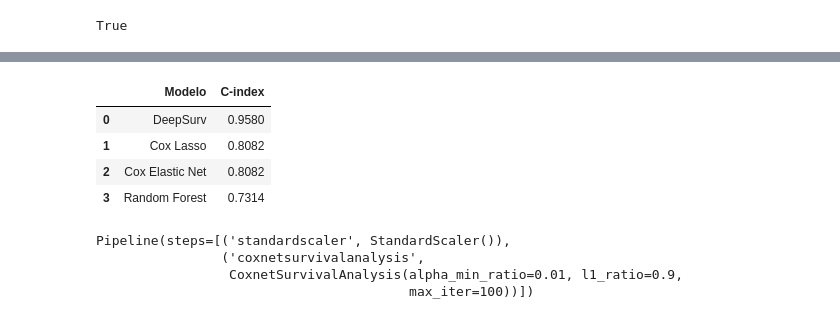
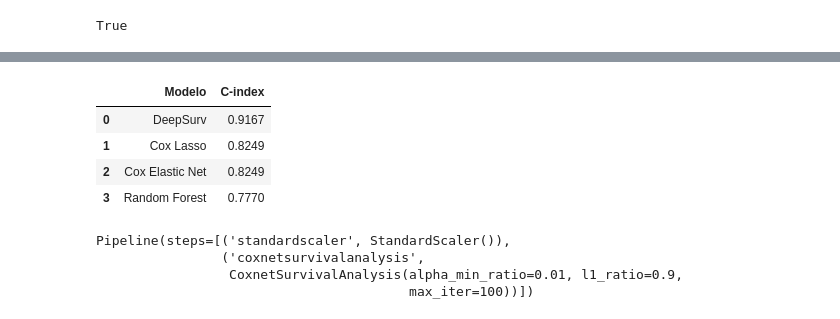
Before and after one commit to Fasmanuel2002/UPSA_Thesis_Research, a Jupyter notebook: research/notebooks/limma.ipynb, the cells around one changed output, grey strips where cells are left out. Cells and saved outputs as stored; diff of their text form; code cells hidden in the pictures.

```diff
--- a/research/notebooks/limma.ipynb
+++ b/research/notebooks/limma.ipynb
@@ -132,8 +122,9 @@ zero_reduced_df = zero_reduced_df.dropna(subset=["time_60"]).copy()
 # %%
 # 1. Cambiar a 1000 genes de Limma
+set_seed()
 N_GENES = 1000
 top_genes_limma = results_df.sort_values("pvalue").index[:N_GENES]
-X_candidates = zero_reduced_df[top_genes_limma].apply(pd.to_numeric, errors='coerce')
+X_candidates = comparation_df[top_genes_limma].apply(pd.to_numeric, errors='coerce')
 
 # 2. Cox univariante gen por gen
 from lifelines import CoxPHFitter
@@ -144,8 +135,8 @@ for gene in top_genes_limma:
     try:
         df_gene = pd.DataFrame({
             'gene': X_candidates[gene],
-            'time': zero_reduced_df['time_60'],
-            'event': zero_reduced_df['event_60']
+            'time': comparation_df['time_60'],
+            'event': comparation_df['event_60']
         }).dropna()
 
         cph = CoxPHFitter()
@@ -165,7 +156,7 @@ cox_uni_df = cox_uni_df.sort_values('p_value')
 
 # 3. Top 100 por p-value de Cox univariante
 top_genes = cox_uni_df.head(100).index
-X = zero_reduced_df[top_genes].apply(pd.to_numeric, errors='coerce')
+X = comparation_df[top_genes].apply(pd.to_numeric, errors='coerce')
 # %%
 X.isna().sum().sum()
 # %% [output]
@@ -185,7 +176,7 @@ X = X.replace([np.inf, -np.inf], 0)
 Y = Surv.from_dataframe(
     event="event_60",
     time="time_60",
-    data=zero_reduced_df
+    data=comparation_df
 )
 # %%
 X_train, X_test, Y_train, Y_test = train_test_split(
@@ -315,10 +305,7 @@ RandomSurvival Forest
 # %%
 from itertools import product
 param_grid = {
-    "n_estimators": [
-        [16], [32], [64], [128],
-        [256], [512]
-    ],
+    "n_estimators": [16, 32, 64, 128, 256, 512],
     "min_samples_split": [5, 10, 15, 20],
     "min_samples_leaf": [1, 2, 4, 8, 16, 20],
 }
@@ -361,8 +351,8 @@ print(f"Mejores parámetros: {best_params}")
 # %%
 random_forest_model = RandomSurvivalForest(
-    n_estimators=200,
-    min_samples_split=15,
-    min_samples_leaf=20,
+    n_estimators=best_params["n_estimators"],
+    min_samples_split=best_params["min_samples_split"],
+    min_samples_leaf=best_params["min_samples_leaf"],
     random_state=42
 )
 
@@ -466,29 +456,29 @@ The concordance of the Random Forest model 0.7314148681055156
 # %%
 best_idx_lasso_test, c_lasso = evaluate_model_path(
     cox_Lasso.alphas_, cox_Lasso.coef_, X_test, Y_test
 )
 
 best_idx_elastic_test, c_elastic = evaluate_model_path(
     cox_elastic_net.alphas_, cox_elastic_net.coef_, X_test, Y_test
 )
 
 pred_rf = random_forest_model.predict(X_test)
 c_rf = concordance_index_censored(Y_test['event_60'], Y_test['time_60'], pred_rf)[0]
 
 tabla = [
-    {'Modelo': 'DeepSurv',        'C-index': 0.9580},
+    {'Modelo': 'DeepSurv',        'C-index': 0.9167},
     {'Modelo': 'Cox Lasso',       'C-index': round(c_lasso, 4)},
     {'Modelo': 'Cox Elastic Net', 'C-index': round(c_elastic, 4)},
     {'Modelo': 'Random Forest',   'C-index': round(c_rf, 4)},
 ]
 
 pd.DataFrame(tabla).sort_values('C-index', ascending=False)
 # %% [output]
 |  | Modelo | C-index |
-| 0 | DeepSurv | 0.9580 |
-| 1 | Cox Lasso | 0.8082 |
-| 2 | Cox Elastic Net | 0.8082 |
-| 3 | Random Forest | 0.7314 |
+| 0 | DeepSurv | 0.9167 |
+| 1 | Cox Lasso | 0.8249 |
+| 2 | Cox Elastic Net | 0.8249 |
+| 3 | Random Forest | 0.7770 |
 # %%
 import warnings
 from sklearn.exceptions import FitFailedWarning
```
Also changed, not shown: parts of 21 cells of this notebook.
